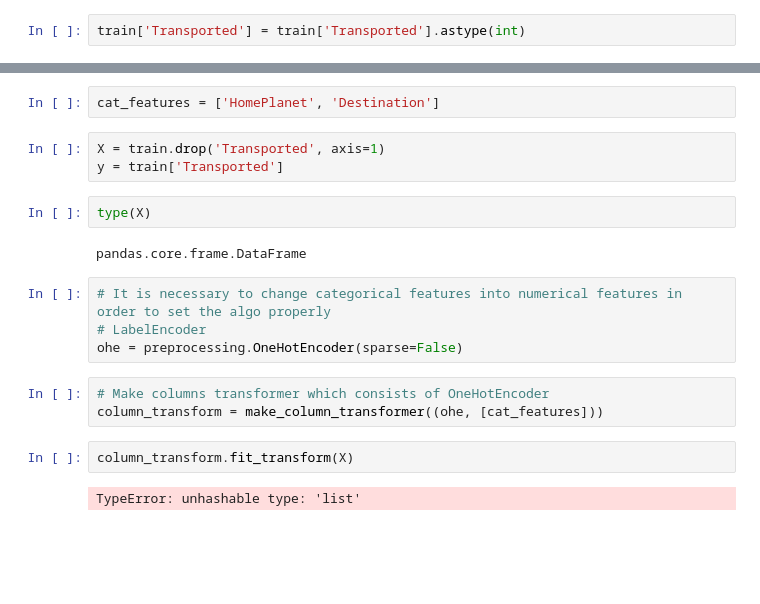
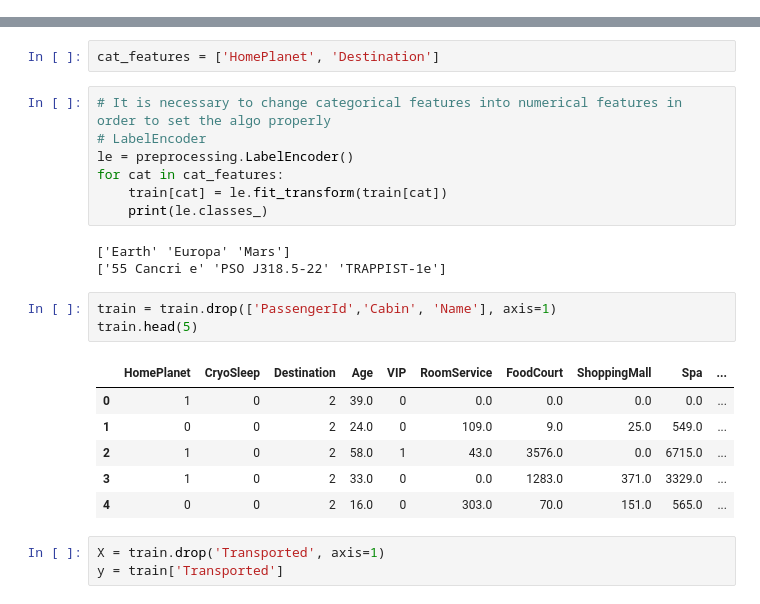
Before and after one commit to manoloacademia/spaceship_titanic, a Jupyter notebook: spaceship_titanic.ipynb, the cells around one changed output, grey strips where cells are left out. Cells and saved outputs as stored; diff of their text form; blank space fills up the shorter version.

Commit message:
Added LabelEncoder and LogisticRegression as classifier.

```diff
--- a/spaceship_titanic.ipynb
+++ b/spaceship_titanic.ipynb
@@ -209,8 +209,6 @@ B/153/P     1
 Name: Cabin, Length: 5305, dtype: int64
 # %% [markdown]
 Note: for column "Cabin", I'm going to take it out but after, obviously there's going to be a split for analaysis
-# %%
-train['Transported'] = train['Transported'].astype(int)
 # %%
 plt.hist(x=train.Age)
 plt.title('Histogram of Age')
@@ -265,22 +238,27 @@ PSO J318.5-22     623
 Name: Destination, dtype: int64
 # %%
 cat_features = ['HomePlanet', 'Destination']
+# %%
+# It is necessary to change categorical features into numerical features in order to set the algo properly
+# LabelEncoder
+le = preprocessing.LabelEncoder()
+for cat in cat_features:
+    train[cat] = le.fit_transform(train[cat])
+    print(le.classes_)
+# %% [output]
+['Earth' 'Europa' 'Mars']
+['55 Cancri e' 'PSO J318.5-22' 'TRAPPIST-1e']
+# %%
+train = train.drop(['PassengerId','Cabin', 'Name'], axis=1)
+train.head(5)
+# %% [output]
+|  | HomePlanet | CryoSleep | Destination | Age | VIP | RoomService | FoodCourt | ShoppingMall | Spa | ... |
+| 0 | 1 | 0 | 2 | 39.0 | 0 | 0.0 | 0.0 | 0.0 | 0.0 | ... |
+| 1 | 0 | 0 | 2 | 24.0 | 0 | 109.0 | 9.0 | 25.0 | 549.0 | ... |
+| 2 | 1 | 0 | 2 | 58.0 | 1 | 43.0 | 3576.0 | 0.0 | 6715.0 | ... |
+| 3 | 1 | 0 | 2 | 33.0 | 0 | 0.0 | 1283.0 | 371.0 | 3329.0 | ... |
+| 4 | 0 | 0 | 2 | 16.0 | 0 | 303.0 | 70.0 | 151.0 | 565.0 | ... |
 # %%
 X = train.drop('Transported', axis=1)
 y = train['Transported']
-# %%
-type(X)
-# %% [output]
-pandas.core.frame.DataFrame
-# %%
-# It is necessary to change categorical features into numerical features in order to set the algo properly
-# LabelEncoder
-ohe = preprocessing.OneHotEncoder(sparse=False)
-# %%
-# Make columns transformer which consists of OneHotEncoder
-column_transform = make_column_transformer((ohe, [cat_features]))
-# %%
-column_transform.fit_transform(X)
-# %% [output]
-TypeError: unhashable type: 'list'
 # %%
```
Also changed, not shown: parts of 16 cells of this notebook, 1 other file.
